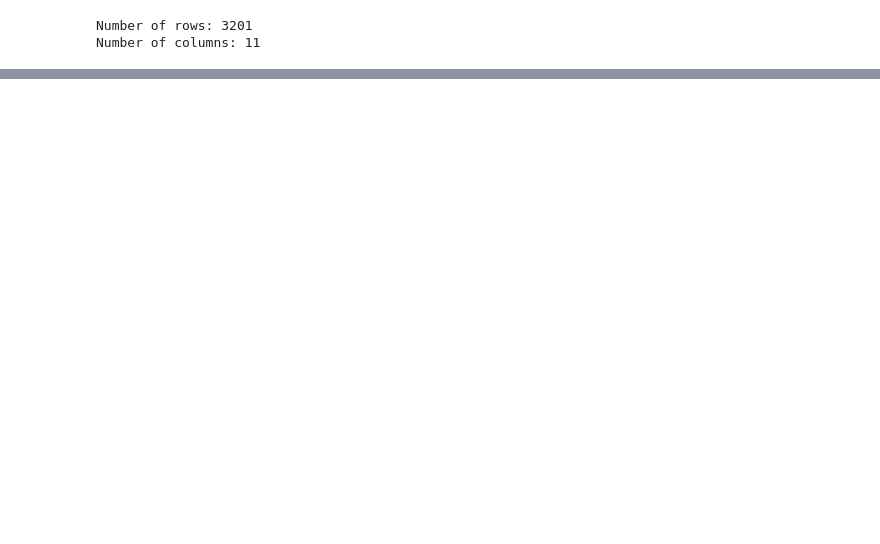
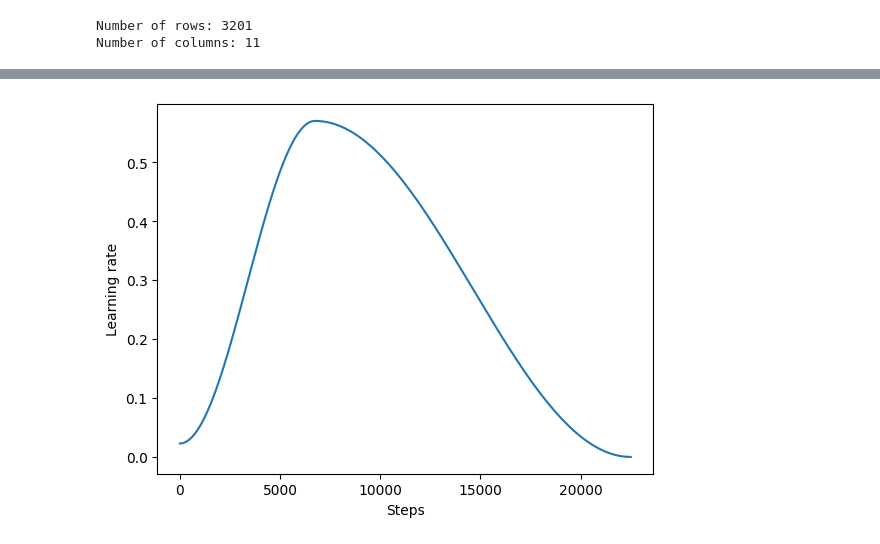
Before and after one commit to Mixim12/Loan_predictor, a Jupyter notebook: python_app/model.ipynb, the cells around one changed output, grey strips where cells are left out. Drawn from its saved outputs; the diff is of its cells as text; code cells hidden in the pictures; blank space fills up the shorter version.

```diff
--- a/python_app/model.ipynb
+++ b/python_app/model.ipynb
@@ -49,10 +49,11 @@ Number of rows: 3201
 Number of columns: 11
 # %%
 class Net(nn.Module):
-    def __init__(self, D_in, H=64, D_out=1):
+    def __init__(self, D_in, H=128, D_out=1):
         super().__init__()
         self.fc1 = nn.Linear(D_in, H)
-        self.fc2 = nn.Linear(H, D_out)
+        self.fc2 = nn.Linear(H, 32)
+        self.fc3 = nn.Linear(32, D_out)
         self.relu = nn.ReLU()
         self.sigmoid = nn.Sigmoid()
 
@@ -60,6 +61,8 @@ class Net(nn.Module):
         x = self.fc1(x)
         x = self.relu(x)
         x = self.fc2(x)
+        x = self.relu(x)
+        x = self.fc3(x)
         x = self.sigmoid(x)
 
         return x.squeeze()
@@ -79,3 +129,33 @@ class CustomDataset(Dataset):
+# %%
+import matplotlib.pyplot as plt
+model = Net(D_in=x_train.shape[1]).to(device)
+
+num_epochs = 300
+lr = 0.057
+batch_size = 43
+steps = []
+lrs = []
+
+train_dataset = CustomDataset(x_train.values, y_train.values)
+train_loader = DataLoader(train_dataset, batch_size=batch_size, shuffle=True)
+
+criterion = nn.BCELoss()
+optimizer = optim.Adam(model.parameters(), lr=lr)
+scheduler = OneCycleLR(optimizer, max_lr=lr*10, steps_per_epoch=len(train_loader), epochs=num_epochs, anneal_strategy='cos')
+
+for epoch in range(num_epochs):
+    for batch in range(len(train_loader)):
+        optimizer.step()
+        scheduler.step()
+        lrs.append(scheduler.get_last_lr()[0])
+        steps.append(epoch * len(train_loader) + batch)
+
+plt.plot(steps, lrs, label='OneCycle')
+plt.xlabel('Steps')
+plt.ylabel('Learning rate')
+plt.show()
+# %% [output]
+[figure, added]
 # %%
 model = Net(D_in=x_train.shape[1]).to(device)
 
```
Also changed, not shown: parts of 7 cells of this notebook, 4 other files.
